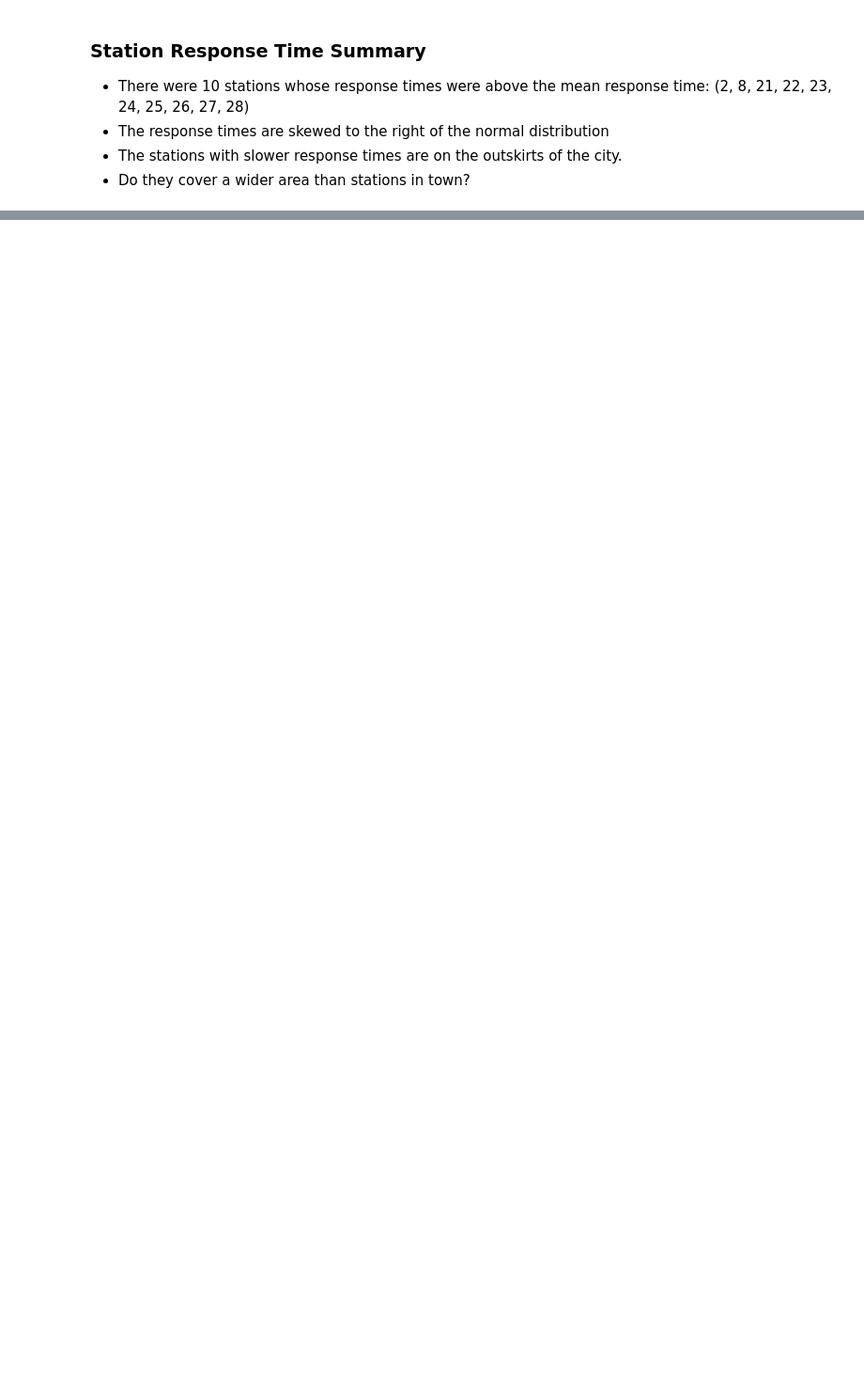
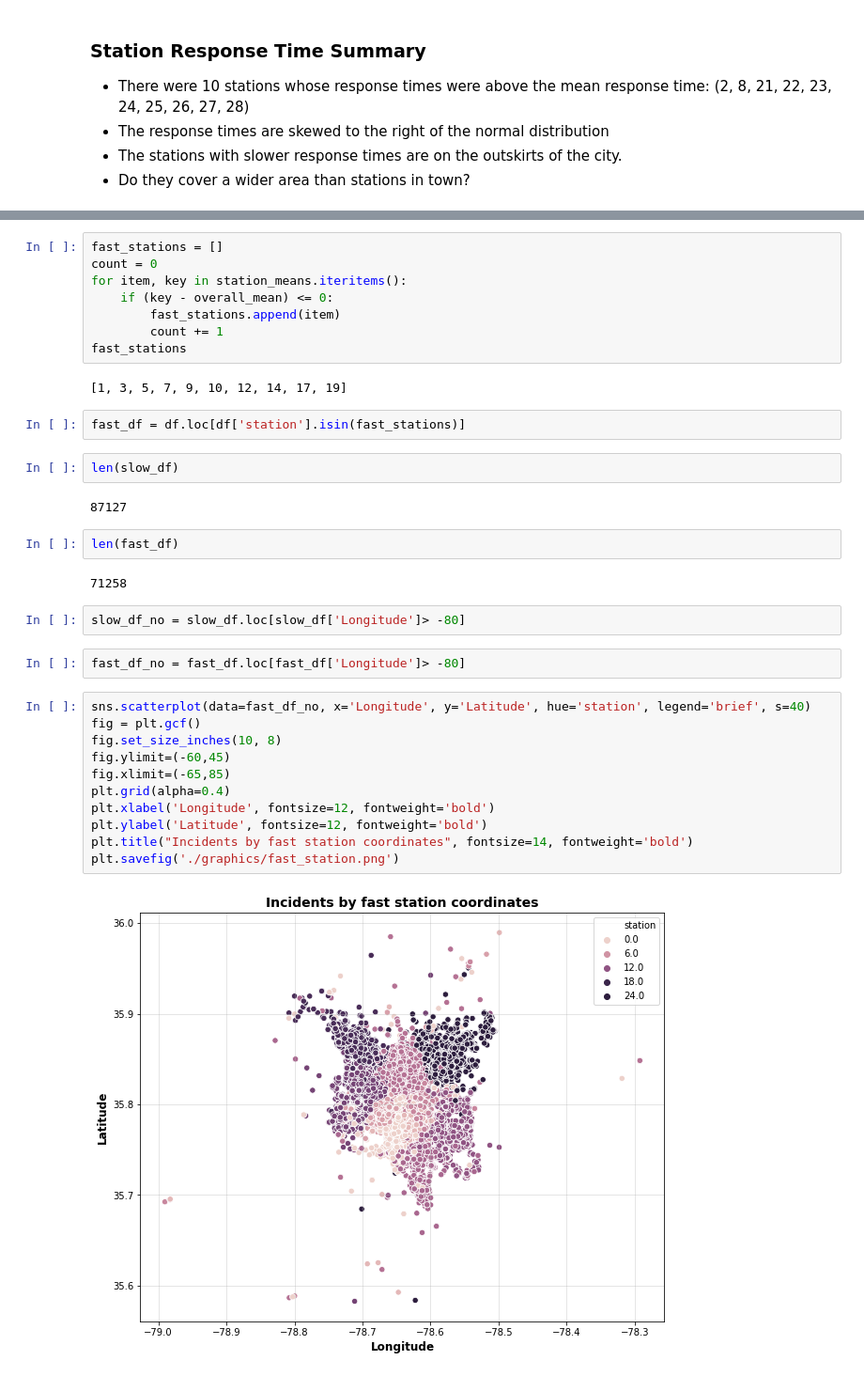
Before and after one commit to xjarodx/Project_1_Group_7, a Jupyter notebook: Fire_Stations.ipynb, the cells around one changed output, grey strips where cells are left out. Shown at 94% size. Drawn from its saved outputs; the diff is of its cells as text; blank space fills up the shorter version.

```diff
--- a/Fire_Stations.ipynb
+++ b/Fire_Stations.ipynb
@@ -284,0 +307,37 @@ fig
+# %%
+fast_stations = []
+count = 0
+for item, key in station_means.iteritems():
+    if (key - overall_mean) <= 0:
+        fast_stations.append(item)
+        count += 1
+fast_stations
+# %% [output]
+[1, 3, 5, 7, 9, 10, 12, 14, 17, 19]
+# %%
+fast_df = df.loc[df['station'].isin(fast_stations)]
+# %%
+len(slow_df)
+# %% [output]
+87127
+# %%
+len(fast_df)
+# %% [output]
+71258
+# %%
+slow_df_no = slow_df.loc[slow_df['Longitude']> -80]
+# %%
+fast_df_no = fast_df.loc[fast_df['Longitude']> -80]
+# %%
+sns.scatterplot(data=fast_df_no, x='Longitude', y='Latitude', hue='station', legend='brief', s=40)
+fig = plt.gcf()
+fig.set_size_inches(10, 8)
+fig.ylimit=(-60,45)
+fig.xlimit=(-65,85)
+plt.grid(alpha=0.4)
+plt.xlabel('Longitude', fontsize=12, fontweight='bold')
+plt.ylabel('Latitude', fontsize=12, fontweight='bold')
+plt.title("Incidents by fast station coordinates", fontsize=14, fontweight='bold')
+plt.savefig('./graphics/fast_station.png')
+# %% [output]
+[figure, added]
```
Also changed, not shown: parts of 19 cells of this notebook, 31 other files.
